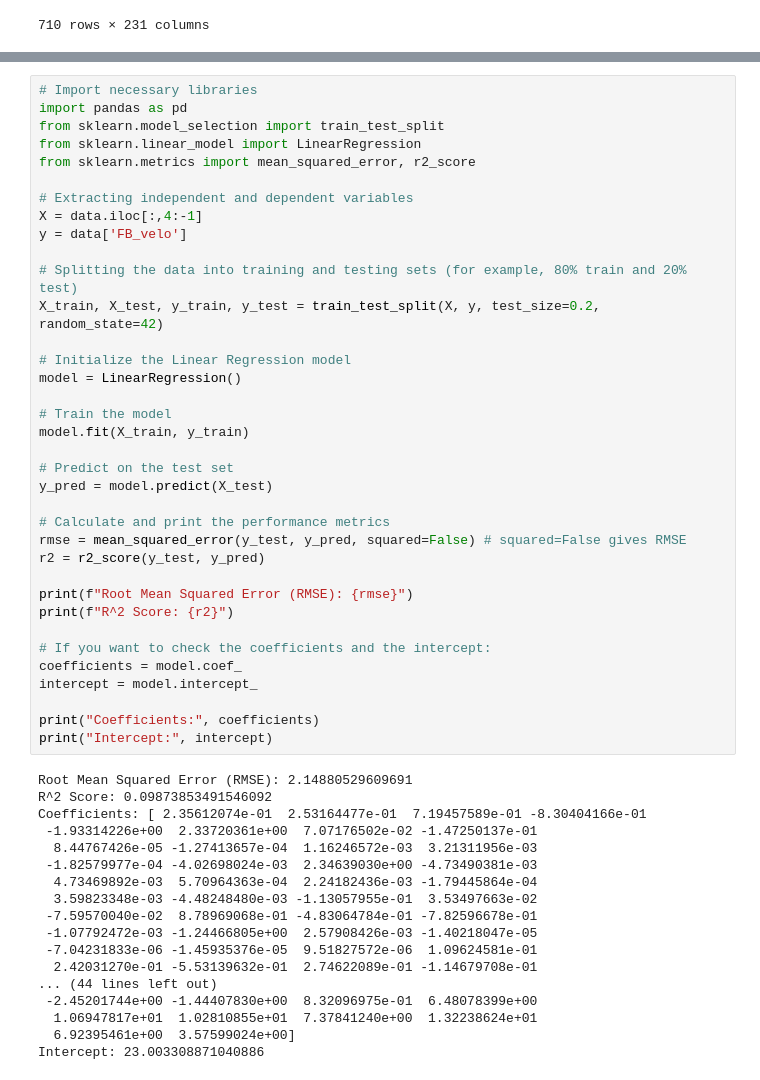
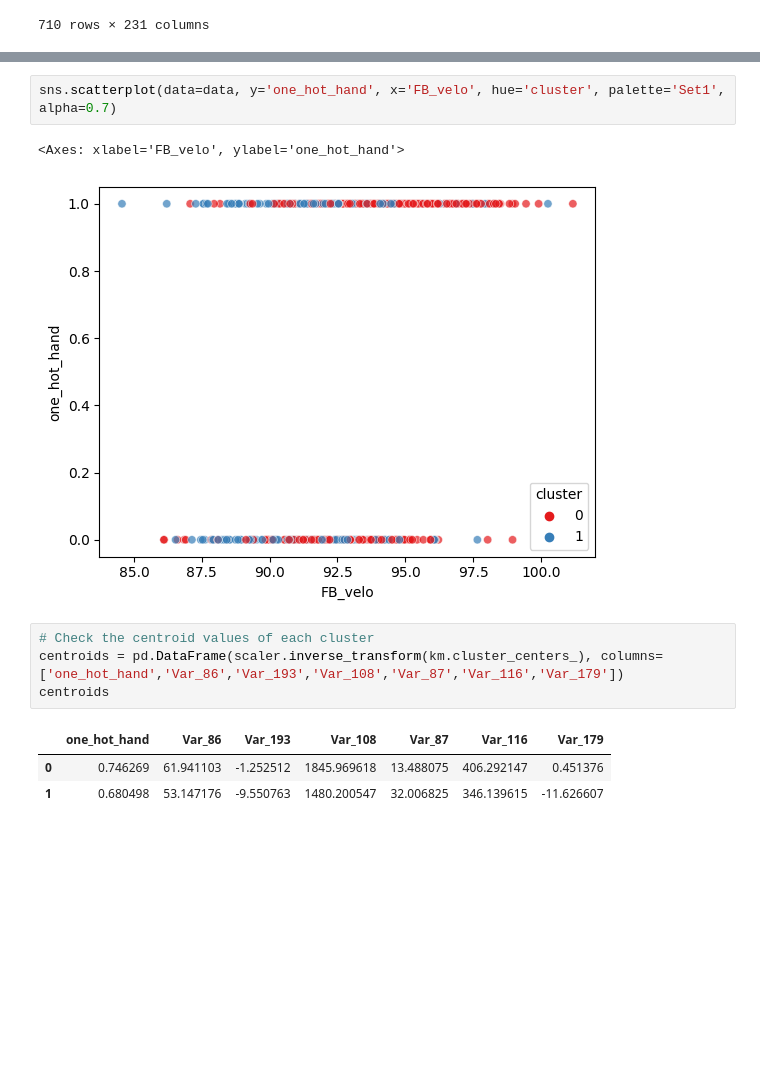
Before and after one commit to sidthakur08/biomech-velo, a Jupyter notebook: exploration.ipynb, the cells around one changed output, grey strips where cells are left out. Cells and saved outputs as stored; diff of their text form; blank space fills up the shorter version.

```diff
--- a/exploration.ipynb
+++ b/exploration.ipynb
@@ -401,54 +310,13 @@ Intercept: 79.60517808345911
-# %%
-# Import necessary libraries
-import pandas as pd
-from sklearn.model_selection import train_test_split
-from sklearn.linear_model import LinearRegression
-from sklearn.metrics import mean_squared_error, r2_score
-
-# Extracting independent and dependent variables
-X = data.iloc[:,4:-1]
-y = data['FB_velo']
-
-# Splitting the data into training and testing sets (for example, 80% train and 20% test)
-X_train, X_test, y_train, y_test = train_test_split(X, y, test_size=0.2, random_state=42)
-
-# Initialize the Linear Regression model
-model = LinearRegression()
-
-# Train the model
-model.fit(X_train, y_train)
-
-# Predict on the test set
-y_pred = model.predict(X_test)
-
-# Calculate and print the performance metrics
-rmse = mean_squared_error(y_test, y_pred, squared=False) # squared=False gives RMSE
-r2 = r2_score(y_test, y_pred)
-
-print(f"Root Mean Squared Error (RMSE): {rmse}")
-print(f"R^2 Score: {r2}")
-
-# If you want to check the coefficients and the intercept:
-coefficients = model.coef_
-intercept = model.intercept_
-
-print("Coefficients:", coefficients)
-print("Intercept:", intercept)
-# %% [output]
-Root Mean Squared Error (RMSE): 2.14880529609691
-R^2 Score: 0.09873853491546092
-Coefficients: [ 2.35612074e-01  2.53164477e-01  7.19457589e-01 -8.30404166e-01
- -1.93314226e+00  2.33720361e+00  7.07176502e-02 -1.47250137e-01
-  8.44767426e-05 -1.27413657e-04  1.16246572e-03  3.21311956e-03
- -1.82579977e-04 -4.02698024e-03  2.34639030e+00 -4.73490381e-03
-  4.73469892e-03  5.70964363e-04  2.24182436e-03 -1.79445864e-04
-  3.59823348e-03 -4.48248480e-03 -1.13057955e-01  3.53497663e-02
- -7.59570040e-02  8.78969068e-01 -4.83064784e-01 -7.82596678e-01
- -1.07792472e-03 -1.24466805e+00  2.57908426e-03 -1.40218047e-05
- -7.04231833e-06 -1.45935376e-05  9.51827572e-06  1.09624581e-01
-  2.42031270e-01 -5.53139632e-01  2.74622089e-01 -1.14679708e-01
-... (44 lines left out)
- -2.45201744e+00 -1.44407830e+00  8.32096975e-01  6.48078399e+00
-  1.06947817e+01  1.02810855e+01  7.37841240e+00  1.32238624e+01
-  6.92395461e+00  3.57599024e+00]
-Intercept: 23.003308871040886
+# %%
+sns.scatterplot(data=data, y='one_hot_hand', x='FB_velo', hue='cluster', palette='Set1', alpha=0.7)
+# %% [output]
+<Axes: xlabel='FB_velo', ylabel='one_hot_hand'>
+[figure, added]
+# %%
+# Check the centroid values of each cluster
+centroids = pd.DataFrame(scaler.inverse_transform(km.cluster_centers_), columns=['one_hot_hand','Var_86','Var_193','Var_108','Var_87','Var_116','Var_179'])
+centroids
+# %% [output]
+|  | one_hot_hand | Var_86 | Var_193 | Var_108 | Var_87 | Var_116 | Var_179 |
+| 0 | 0.746269 | 61.941103 | -1.252512 | 1845.969618 | 13.488075 | 406.292147 | 0.451376 |
+| 1 | 0.680498 | 53.147176 | -9.550763 | 1480.200547 | 32.006825 | 346.139615 | -11.626607 |
```
Also changed, not shown: parts of 16 cells of this notebook.
